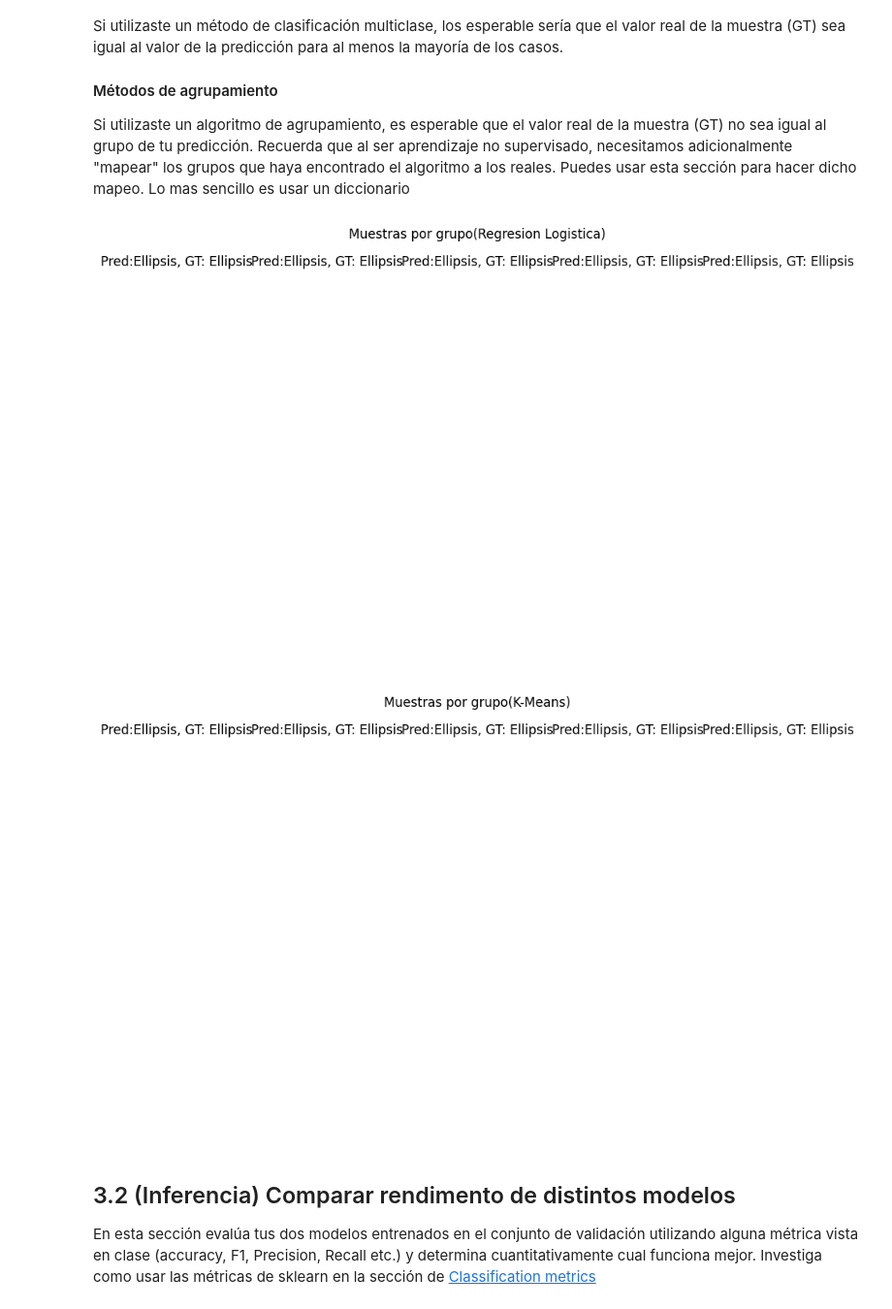
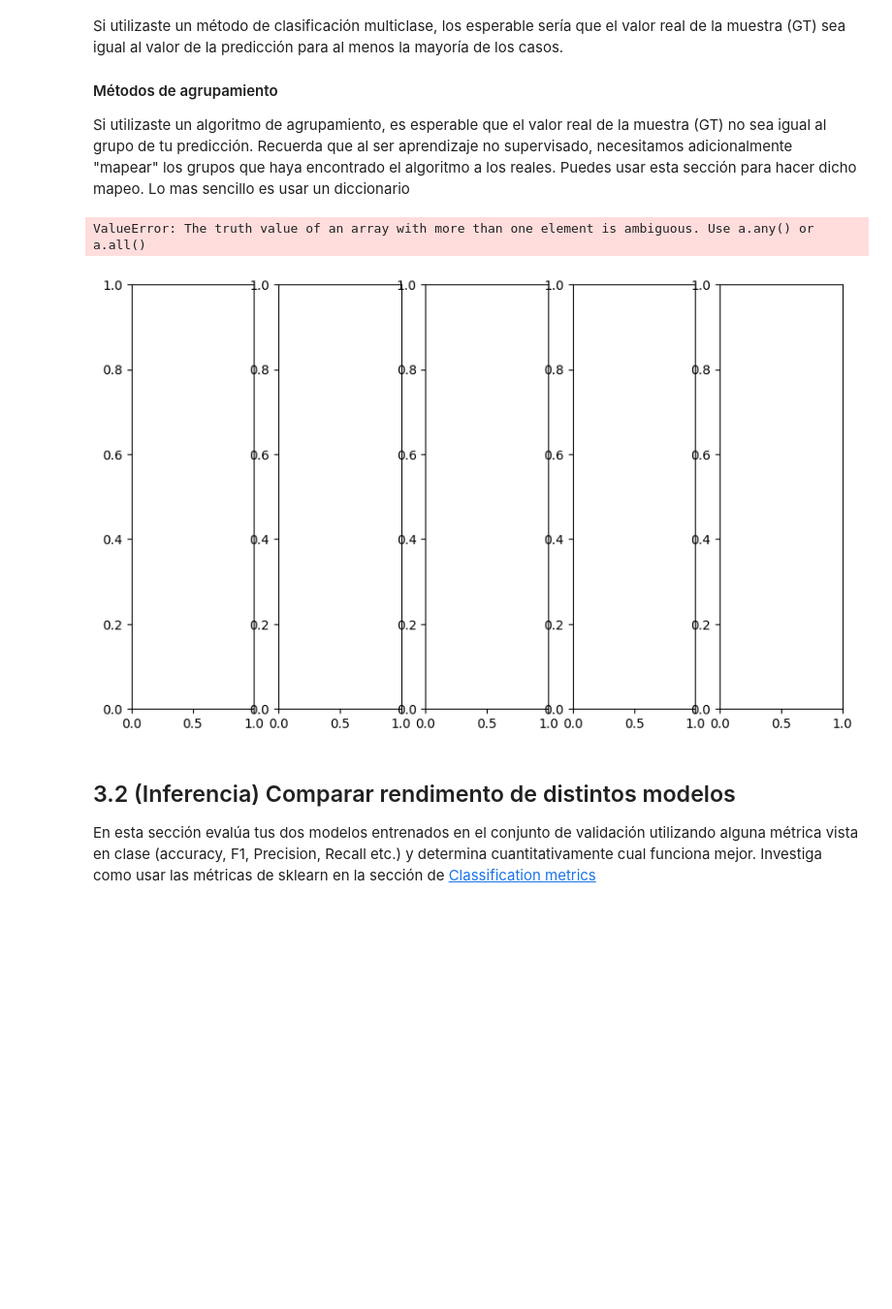
Before and after one commit to marianovba/ML23_LosGoons, a Jupyter notebook: ml23/proyecto_1_ML/proyecto_1_ML.ipynb, the cells around one changed output. Shown at 97% size. Cells and saved outputs as stored; diff of their text form; code cells hidden in the pictures; blank space fills up the shorter version.

```diff
--- a/ml23/proyecto_1_ML/proyecto_1_ML.ipynb
+++ b/ml23/proyecto_1_ML/proyecto_1_ML.ipynb
@@ -200,7 +200,9 @@ En esta sección incluimos funciones que te permiten visualizar la predicción d
 ## 3.1 (Inferencia) Datos de validación en baja dimensionalidad
 Completa el código de la siguiente celda para visualizar **las predicciones de TU modelo** de el conjunto de validación en baja dimensionalidad. Utiliza el método de reducción de dimensionalidad que consideres te ayude mejor a analizar tus datos. Cada clase/grupo deberá mostrarse en un color diferente. En base a lo que puedes observar en la imagen, ¿consideras que tu algoritmo ha aprendido algo que tiene sentido?
 # %%
+
 import array as arr
+import matplotlib
 def vis_low_dim(data_val, preds, model_type):
     fig, ax = plt.subplots(1, 1, figsize=(4,4))
     fig.suptitle(f"Puntos clasificados {model_type} (2 dimensiones)")
@@ -219,7 +221,10 @@ def vis_low_dim(data_val, preds, model_type):
         # Tal que grafiques aquellos que correspondan al grupo/clase group
         # Investiga plt.scatter, np.where o cómo filtrar arreglos dada una condición booleana
         indices = np.where(preds == g)
-        ax.scatter(reduced_data[:,0], reduced_data[:,1], label=f'Grupo {g}', c= reduced_data[:,1])
+
+        colors = matplotlib.cm.rainbow(np.linspace(0, 1, n_groups))
+        cs = [colors[i//len(reduced_data[:,1])] for i in range(len(reduced_data[:,1]))]
+        ax.scatter(reduced_data[:,0], reduced_data[:,1], label=f'Grupo {g}', c= cs)
 
     fig.show()
     fig.legend()
@@ -266,38 +276,45 @@ def vis_preds(trained_model, data_val, target_val, model_name):
         # donde la predicción de tu modelo sea igual a group
         # Haz lo mismo para las etiquetas
 
+        datavalue = [None] * len(data_val)
+
+        for i in range(len(data_val)):
+            if (group_pred == group):
+                datavalue[i] = group_pred
+            else:
+                datavalue[i] = None
 
         # TODO: Selecciona una imagen de los datos en data_val donde pred == group
         # y selecciona la etiqueta real para dicha imagén para mostrarlos juntos
         # Investiga: np.random.randint, np.random.choice etc.
         gt = ...
         img_vector = ...
 
         # TODO: Calcula la predicción del modelo para la imagen aleatoria
         # usando el modelo entrenado "trained_model"
         pred = ...
 
         # TODO: La predicción del modelo usa la imagen en forma de vector (1xD)
         # pero para visualizarla tenemos que cambia de forma a una imagen de 8x8 pixeles
         # Cambia la forma de la imagen usando np.reshape a (8, 8)
         img = ...
 
         # TODO: Visualiza la imagen de 8x8 usando ax.matshow Similar al inicio del ejercicio
         # Revisa la documentación de ser necesario
 
 
         #======================= end  solution=====================
         ax.set_title(f"Pred:{pred}, GT: {gt}")
         ax.axis('off')
     fig.suptitle(f"Muestras por grupo({model_name})")
     plt.tight_layout()
     plt.show()
 
 for name, trained_model in trained_models.items():
     vis_preds(trained_model, data_val, target_val, name)
 # %% [output]
+ValueError: The truth value of an array with more than one element is ambiguous. Use a.any() or a.all()
-[figure, old version]
+[figure, new version]
-[figure, removed]
 # %% [markdown]
 ## 3.2 (Inferencia) Comparar rendimento de distintos modelos
 En esta sección evalúa tus dos modelos entrenados en el conjunto de validación utilizando alguna métrica vista en clase (accuracy, F1, Precision, Recall etc.) y determina cuantitativamente cual funciona mejor. Investiga como usar las métricas de sklearn en la sección de [Classification metrics](https://scikit-learn.org/stable/modules/model_evaluation.html#classification-metrics)
```
Also changed, not shown: parts of 4 cells of this notebook.
